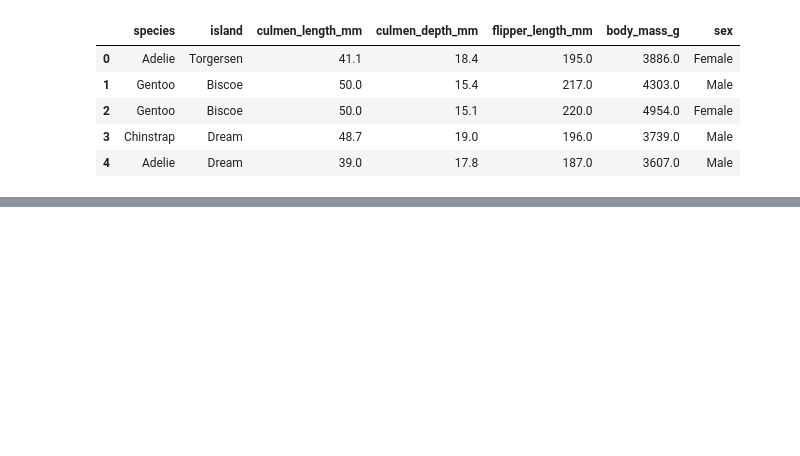
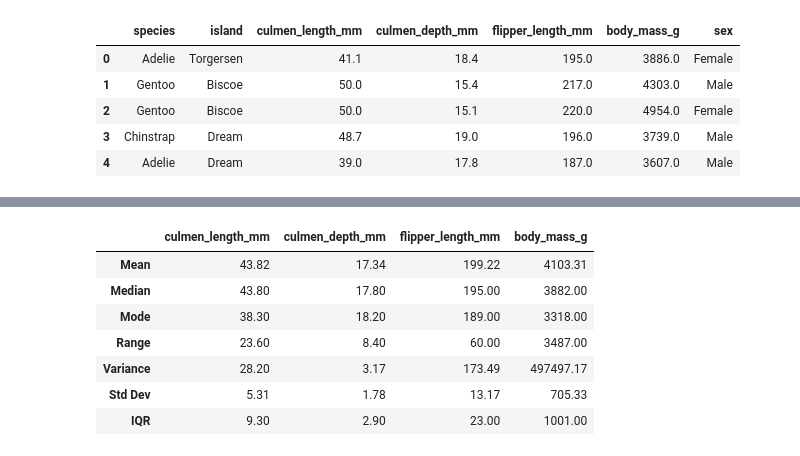
Before and after one commit to JohannFloydmann/MachineLearning, a Jupyter notebook: sis1/sis1.ipynb, the cells around one changed output, grey strips where cells are left out. Saved outputs shown, nothing was run; the diff lists cells and outputs as text; code cells hidden in the pictures; blank space fills up the shorter version.

```diff
--- a/sis1/sis1.ipynb
+++ b/sis1/sis1.ipynb
@@ -26,0 +46,37 @@ dtype: int64
+# %%
+numeric_cols = df.select_dtypes(include=[np.number]).columns
+
+stats = {}
+
+for col in numeric_cols:
+    s = df[col].dropna()
+    mean_val = s.mean()
+    median_val = s.median()
+    mode_val = s.mode()[0]
+    ptp_range = s.max() - s.min()
+    var_val = s.var()
+    std_val = s.std()
+    q25, q75 = s.quantile(0.25), s.quantile(0.75)
+    iqr_val = q75 - q25
+
+    stats[col] = {
+        'Mean': mean_val,
+        'Median': median_val,
+        'Mode': mode_val,
+        'Range': ptp_range,
+        'Variance': var_val,
+        'Std Dev': std_val,
+        'IQR': iqr_val
+    }
+
+stats_df = pd.DataFrame(stats)
+stats_df.round(2)
+# %% [output]
+|  | culmen_length_mm | culmen_depth_mm | flipper_length_mm | body_mass_g |
+| Mean | 43.82 | 17.34 | 199.22 | 4103.31 |
+| Median | 43.80 | 17.80 | 195.00 | 3882.00 |
+| Mode | 38.30 | 18.20 | 189.00 | 3318.00 |
+| Range | 23.60 | 8.40 | 60.00 | 3487.00 |
+| Variance | 28.20 | 3.17 | 173.49 | 497497.17 |
+| Std Dev | 5.31 | 1.78 | 13.17 | 705.33 |
+| IQR | 9.30 | 2.90 | 23.00 | 1001.00 |
```
Also changed, not shown: parts of 13 cells of this notebook, 1 other file.
